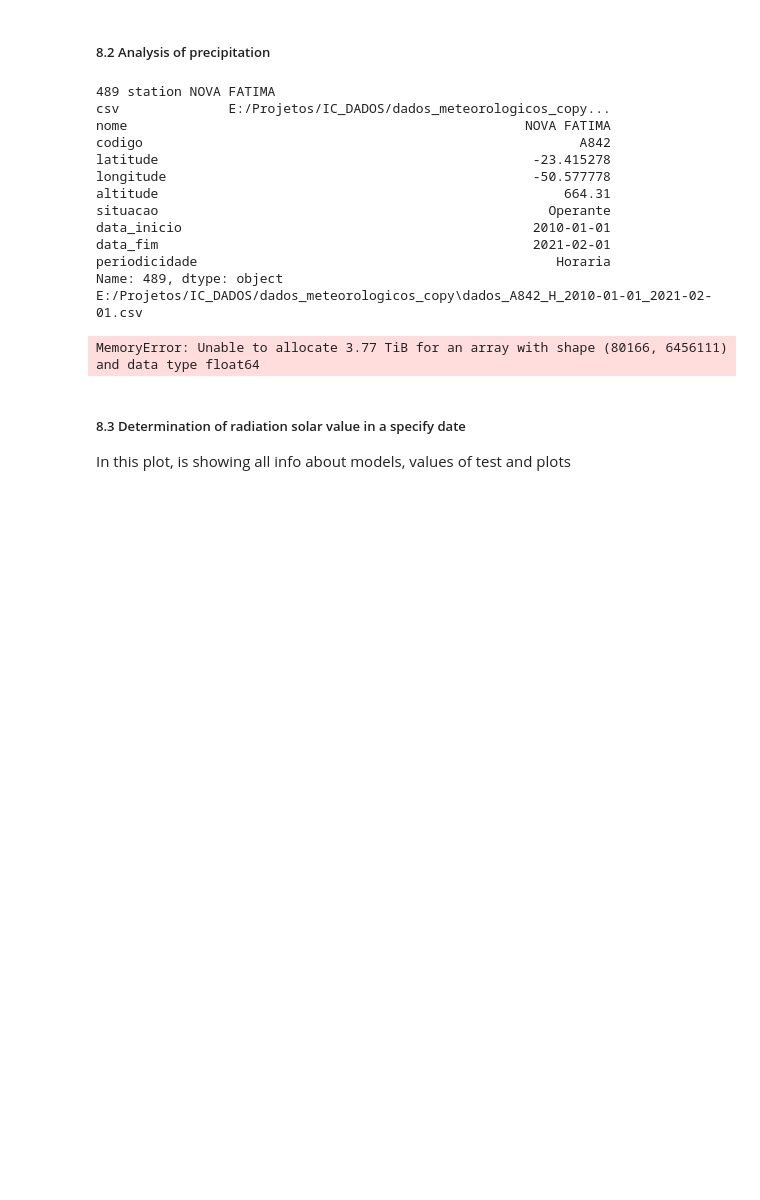
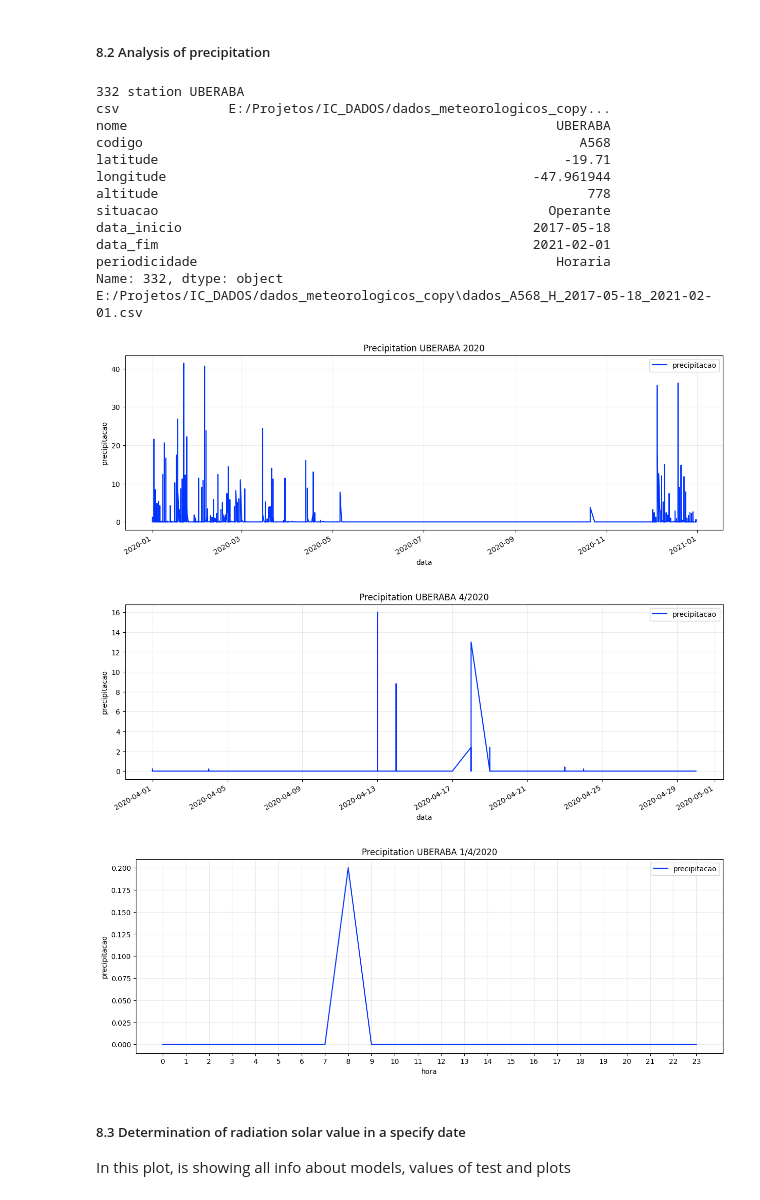
Before and after one commit to matthewz5/UTFPR-Machine-Learning-on-Meteorological-Data, a Jupyter notebook: code_sei_sicite_2023_2143640.ipynb, the cells around one changed output. Saved outputs shown, nothing was run; the diff lists cells and outputs as text; code cells hidden in the pictures; blank space fills up the shorter version.

```diff
--- a/code_sei_sicite_2023_2143640.ipynb
+++ b/code_sei_sicite_2023_2143640.ipynb
@@ -100,7 +100,7 @@ df_stations = pd.DataFrame(columns =  ["csv", "nome", "codigo", "latitude",
                                        "longitude", "altitude", "situacao", "data_inicio",
                                        "data_fim", "periodicidade"])
 
-for file in glob.glob("all_data/*.csv"):
+for file in glob.glob("E:/Projetos/IC_DADOS/dados_meteorologicos_copy/*.csv"):
 
     arquivo = file
     file = open(file)
@@ -1891,13 +1888,13 @@ def select_station(string_station, data_stations):
 def data_by_date(df, type, date):
 
     if type == 0:
-        df_date = df[df['data'].dt.year == data]
+        df_date = df[df['data'].dt.year == date]
 
     if type == 1:
-        df_date = df[df['data'].dt.month == data]
+        df_date = df[df['data'].dt.month == date]
 
     if type == 2:
-        df_date = df[df['data'].dt.day == data]
+        df_date = df[df['data'].dt.day == date]
 
     return df_date
 # %%
@@ -2014,7 +2013,7 @@ def linear_plot(df, x, y, title, save_path=None):
 # %%
 def linear_plot_hour(df, y, title, save_path=None):
 
-    plot = df.plot(x=x, y=y, figsize=(15, 5), color = '#0033FE')
+    plot = df.plot(x='hora', y=y, figsize=(15, 5), color = '#0033FE')
 
     plot.grid(alpha=0.25)
     plt.xlabel('hora')
@@ -2041,22 +2040,24 @@ def check_precipitation(string_station, data_stations, day, month, year, local_s
     linear_plot(data_station_mmyyyy, 'data', 'precipitacao', f'Precipitation {string_station} {month}/{year}', None)
     linear_plot_hour(data_station_ddmmyyyy, 'precipitacao', f'Precipitation {string_station} {day}/{month}/{year}', None)
 # %%
-check_precipitation('NOVA FATIMA', selected_stations, 1, 1, 2010, 'figures_test')
+check_precipitation('UBERABA', selected_stations, 1, 4, 2020, 'figures_test')
 # %% [output]
-489 station NOVA FATIMA
+332 station UBERABA
 csv              E:/Projetos/IC_DADOS/dados_meteorologicos_copy...
-nome                                                   NOVA FATIMA
-codigo                                                        A842
-latitude                                                -23.415278
-longitude                                               -50.577778
-altitude                                                    664.31
+nome                                                       UBERABA
+codigo                                                        A568
+latitude                                                    -19.71
+longitude                                               -47.961944
+altitude                                                       778
 situacao                                                  Operante
-data_inicio                                             2010-01-01
+data_inicio                                             2017-05-18
 data_fim                                                2021-02-01
 periodicidade                                              Horaria
-Name: 489, dtype: object
-E:/Projetos/IC_DADOS/dados_meteorologicos_copy\dados_A842_H_2010-01-01_2021-02-01.csv
+Name: 332, dtype: object
+E:/Projetos/IC_DADOS/dados_meteorologicos_copy\dados_A568_H_2017-05-18_2021-02-01.csv
-MemoryError: Unable to allocate 3.77 TiB for an array with shape (80166, 6456111) and data type float64
+[figure, added]
+[figure, added]
+[figure, added]
 # %% [markdown]
 ##### 8.3 Determination of radiation solar value in a specify date
 
```
Also changed, not shown: parts of 12 cells of this notebook.
